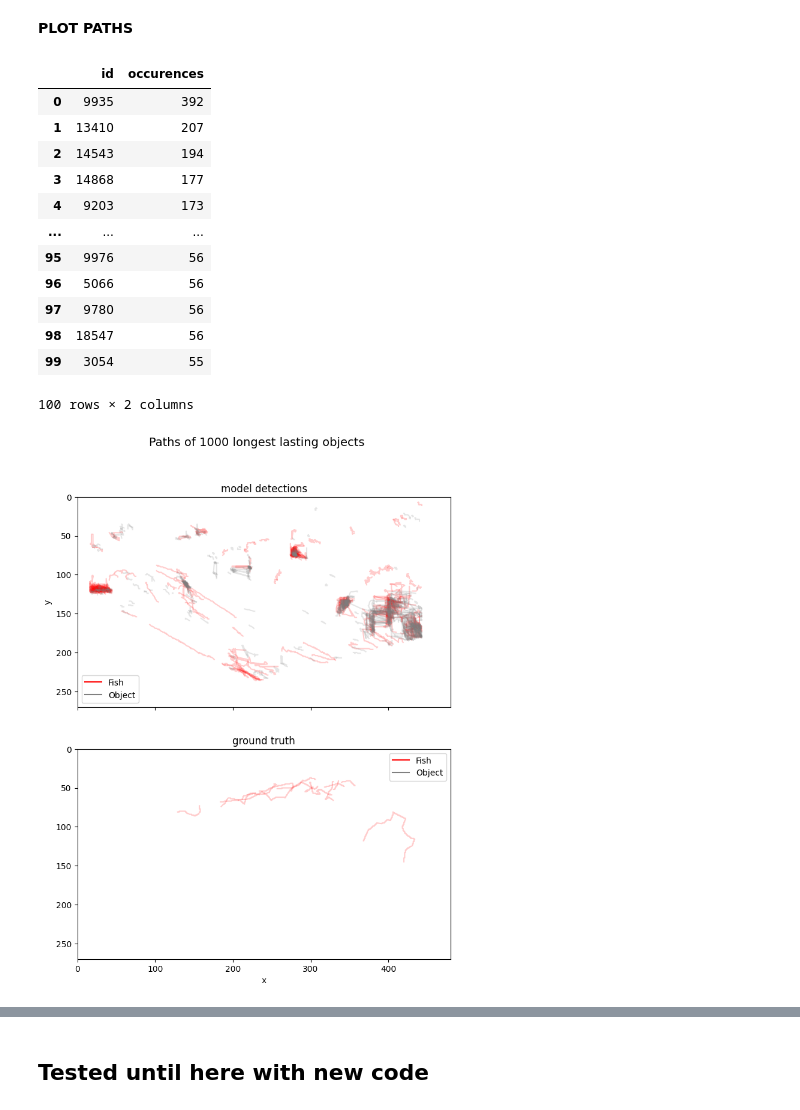
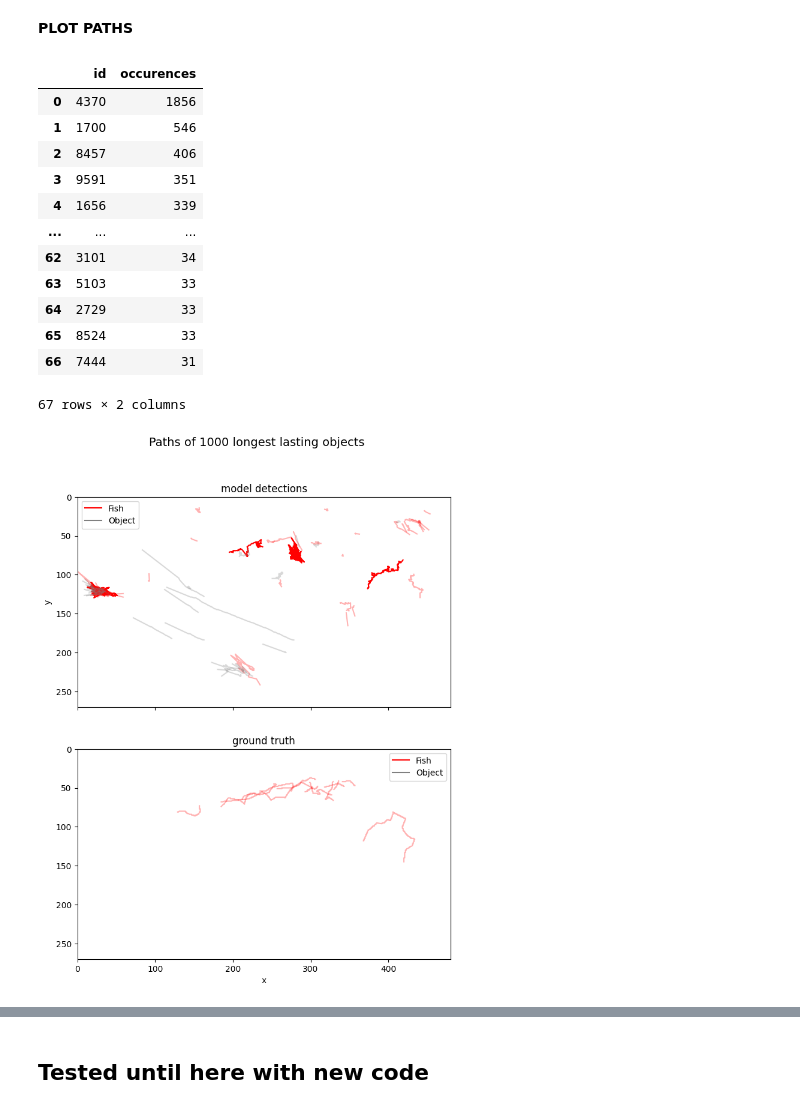
Before and after one commit to axpogroup/AXH-SonarFish, a Jupyter notebook: analysis/1_productionalization/classification_prototyping/classification_prototyping.ipynb, the cells around one changed output, grey strips where cells are left out. Saved outputs shown, nothing was run; the diff lists cells and outputs as text; code cells hidden in the pictures.

```diff
--- a/analysis/1_productionalization/classification_prototyping/classification_prototyping.ipynb
+++ b/analysis/1_productionalization/classification_prototyping/classification_prototyping.ipynb
@@ -5,11 +7,11 @@ from matplotlib import pyplot as plt
 # %% [markdown]
 **Import Files**
 # %%
-model_output_csv_path = "../../../data/model_output/start_2023-05-09T03-00-36.314+00-00/start_2023-05-09T03-00-36.314+00-00.csv"
+model_output_csv_path = "../../../data/model_output/2024-02-12T10-29+00-00_label/start_2023-06-27T04-09-06.935+00-00.csv"
 
 model_detections = pd.read_csv(model_output_csv_path, delimiter=",")
 
-ground_truth_csv = "../../../data/annotated/labels/start_2023-05-09T03-00-36.314+00-00_labels_ground_truth.csv"
+ground_truth_csv = "../../../data/labels/start_2023-06-27T04-09-06.935+00-00_ground_truth.csv"
 
 ground_truth = pd.read_csv(ground_truth_csv, delimiter=",")
 
@@ -38,54 +42,57 @@ value_counts_model
 value_counts_model.head(100)
 # %% [output]
 |  | id | occurences |
-| 0 | 9935 | 392 |
-| 1 | 13410 | 207 |
-| 2 | 14543 | 194 |
-| 3 | 14868 | 177 |
-| 4 | 9203 | 173 |
+| 0 | 4370 | 1856 |
+| 1 | 1700 | 546 |
+| 2 | 8457 | 406 |
+| 3 | 9591 | 351 |
+| 4 | 1656 | 339 |
 | ... | ... | ... |
-| 95 | 9976 | 56 |
-| 96 | 5066 | 56 |
-| 97 | 9780 | 56 |
-| 98 | 18547 | 56 |
-| 99 | 3054 | 55 |
+| 62 | 3101 | 34 |
+| 63 | 5103 | 33 |
+| 64 | 2729 | 33 |
+| 65 | 8524 | 33 |
+| 66 | 7444 | 31 |
-100 rows × 2 columns
+67 rows × 2 columns
 # %%
 amount = 1000
-alpha = 0.2
+alpha = 1
 fish_color = "red"
 object_color = "grey"
 
 fig, [ax, ax1] = plt.subplots(nrows=2, ncols=1, sharex=True,  figsize=(10, 10))
 plt.gca().invert_yaxis()
 
 for object in value_counts_model.id.tolist()[:amount]:
-    if model_detections.loc[model_detections.id == object, "classification"].value_counts().idxmax() == "fish":
+    #if model_detections.loc[model_detections.id == object, "classification"].value_counts().idxmax() == "fish":
+    #    color = fish_color
+    if object in new_fish:
         color = fish_color
     else:
         color = object_color
+        alpha = 0.3
     ax.plot(model_detections.loc[model_detections.id == object, "x"], model_detections.loc[model_detections.id == object, "y"], alpha=alpha, color=color)
 
 for object in value_counts_truth.id.tolist():
     ax1.plot(ground_truth.loc[ground_truth.id == object, "x"], ground_truth.loc[ground_truth.id == object, "y"], alpha=alpha, color=fish_color)
 
 ax.set(ylabel='y',
        title="model detections", ylim=[270, 0], xlim=[0, 480])
 ax1.set(xlabel='x', title="ground truth", ylim=[270, 0], xlim=[0, 480])
 ax.set_aspect('equal', adjustable='box')
 ax1.set_aspect('equal', adjustable='box')
 fig.suptitle(f"Paths of {amount} longest lasting objects", fontsize=14)
 
 line1 = ax.plot([],[], color=fish_color, label='Fish')
 line2 = ax.plot([],[], color=object_color, label='Object')
 ax.legend()
 line1 = ax1.plot([],[], color=fish_color, label='Fish')
 line2 = ax1.plot([],[], color=object_color, label='Object')
 ax1.legend()
 
 plt.show()
 # %% [output]
-[figure, old version]
+[figure, new version]
 # %%
 def plot_path(identifier, data, alpha, color):
     ylim=[270, 0]
```
Also changed, not shown: parts of 48 cells of this notebook.
